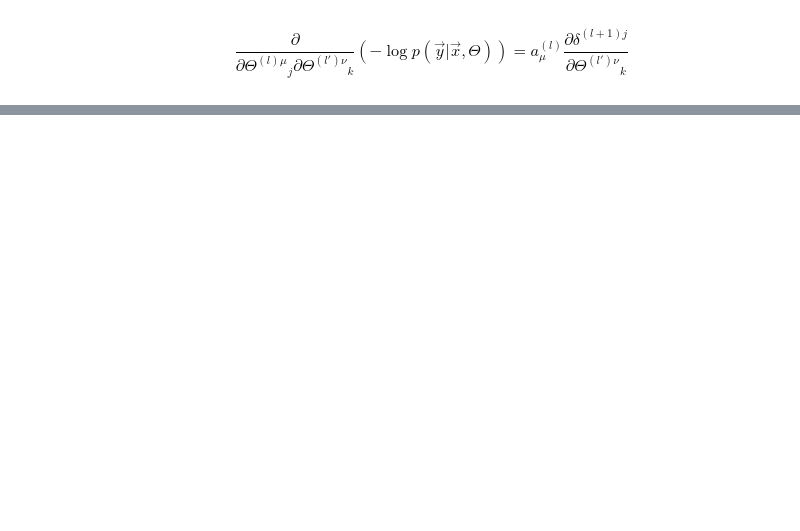
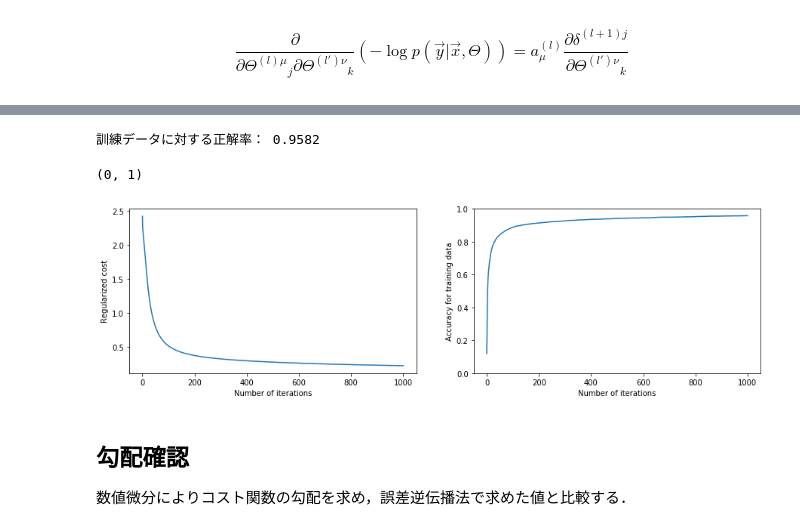
Before and after one commit to MCMXCIII-KVK/Coursera_Machine_Learning, a Jupyter notebook: exercises_python/nn_digits.ipynb, the cells around one changed output, grey strips where cells are left out. Drawn from its saved outputs; the diff is of its cells as text; code cells hidden in the pictures; blank space fills up the shorter version.

```diff
--- a/exercises_python/nn_digits.ipynb
+++ b/exercises_python/nn_digits.ipynb
@@ -383,0 +379,5 @@ ValueError: need at least one array to stack
+# %%
+# 各データに対し最も確率の高いクラスのインデックスを並べた列ベクトル
+def classMaxProb(Y):
+    yl = np.argmax(Y,axis=1).reshape(-1,1)
+    return(yl)
@@ -383,0 +415,3 @@ ValueError: need at least one array to stack
+# %%
+# 活性化関数をシグモイド関数とする
+phi_hid = sigmoid_gradient
@@ -383,0 +431,45 @@ ValueError: need at least one array to stack
+# %%
+# 正則化パラメータのベクトル
+def initRegParamVec(mu,layersize):
+    L = len(layersize) - 1
+    Mu = []
+    for l in range(L):
+        n_l = layersize[l]
+        n_lp1 = layersize[l+1]
+        Mu_l = mu * np.ones((n_l+1,n_lp1))
+        Mu_l[0,:] = 0
+        Mu.append(Mu_l)
+    Mu_v = mats2vec(Mu)
+    return(Mu_v)
+# %%
+# 初期重みの設定
+Thetai_v = randInitWeightVec(layersize)
+
+# 正則化パラメータの設定
+mu = 1
+Mu_v = initRegParamVec(mu,layersize)
+# %%
+# 正則化あり勾配法の実行
+Theta_v, Jr_history, acc_history = gradientDescentReg(Thetai_v,layersize,X,Y,Mu_v,phi_hid,alpha=1,num_iters=1000)
+print('訓練データに対する正解率：',acc_history[-1])
+
+# コストのプロット
+fig = plt.figure(figsize=(15,4))
+gs = gridspec.GridSpec(1,2)
+ax0 = plt.subplot(gs[0,0])
+ax0.plot(Jr_history)
+ax0.set_xlabel('Number of iterations')
+ax0.set_ylabel('Regularized cost')
+ax1 = plt.subplot(gs[0,1])
+ax1.plot(acc_history)
+ax1.set_xlabel('Number of iterations')
+ax1.set_ylabel('Accuracy for training data')
+ax1.set_ylim([0,1])
+# %% [output]
+訓練データに対する正解率： 0.9582
+(0, 1)
+[figure, added]
+# %% [markdown]
+## 勾配確認
+
+数値微分によりコスト関数の勾配を求め，誤差逆伝播法で求めた値と比較する．
```
Also changed, not shown: parts of 27 cells of this notebook, 1 other file.
